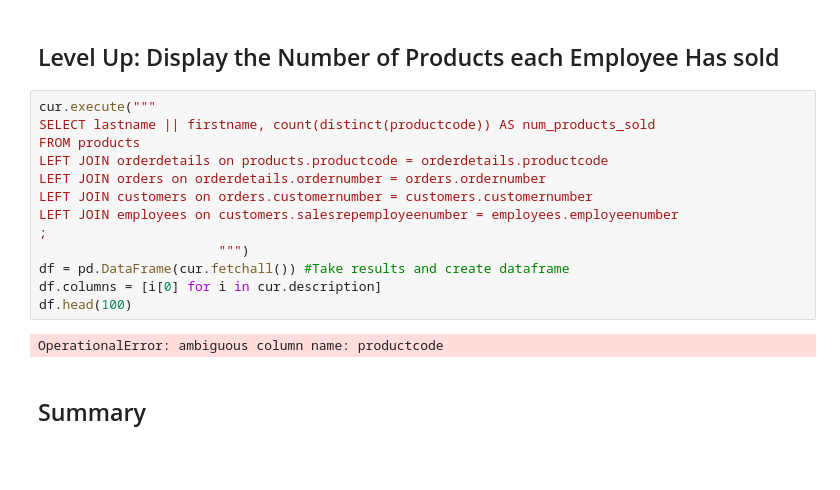
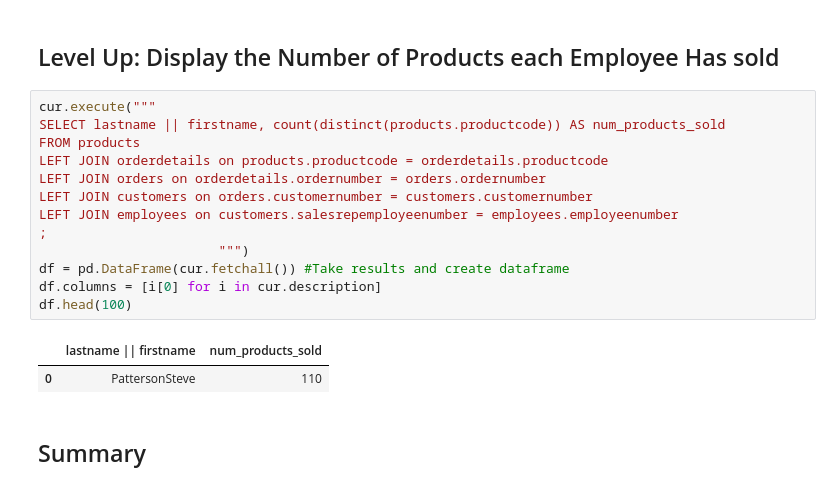
Before and after one commit to softserveslayer/dsc-0-05-10-join-statements-lab-nyc-career-ds-102218, a Jupyter notebook: index.ipynb, the cells around one changed output. Cells and saved outputs as stored; diff of their text form; blank space fills up the shorter version.

```diff
--- a/index.ipynb
+++ b/index.ipynb
@@ -135,19 +135,20 @@ df.head(100)
 ## Level Up: Display the Number of Products each Employee Has sold
 # %%
 cur.execute("""
-SELECT lastname || firstname, count(distinct(productcode)) AS num_products_sold
+SELECT lastname || firstname, count(distinct(products.productcode)) AS num_products_sold
 FROM products
 LEFT JOIN orderdetails on products.productcode = orderdetails.productcode
 LEFT JOIN orders on orderdetails.ordernumber = orders.ordernumber
 LEFT JOIN customers on orders.customernumber = customers.customernumber
 LEFT JOIN employees on customers.salesrepemployeenumber = employees.employeenumber
 ;
                        """)
 df = pd.DataFrame(cur.fetchall()) #Take results and create dataframe
 df.columns = [i[0] for i in cur.description]
 df.head(100)
 # %% [output]
-OperationalError: ambiguous column name: productcode
+|  | lastname || firstname | num_products_sold |
+| 0 | PattersonSteve | 110 |
 # %% [markdown]
 ## Summary
 # %% [markdown]
```
